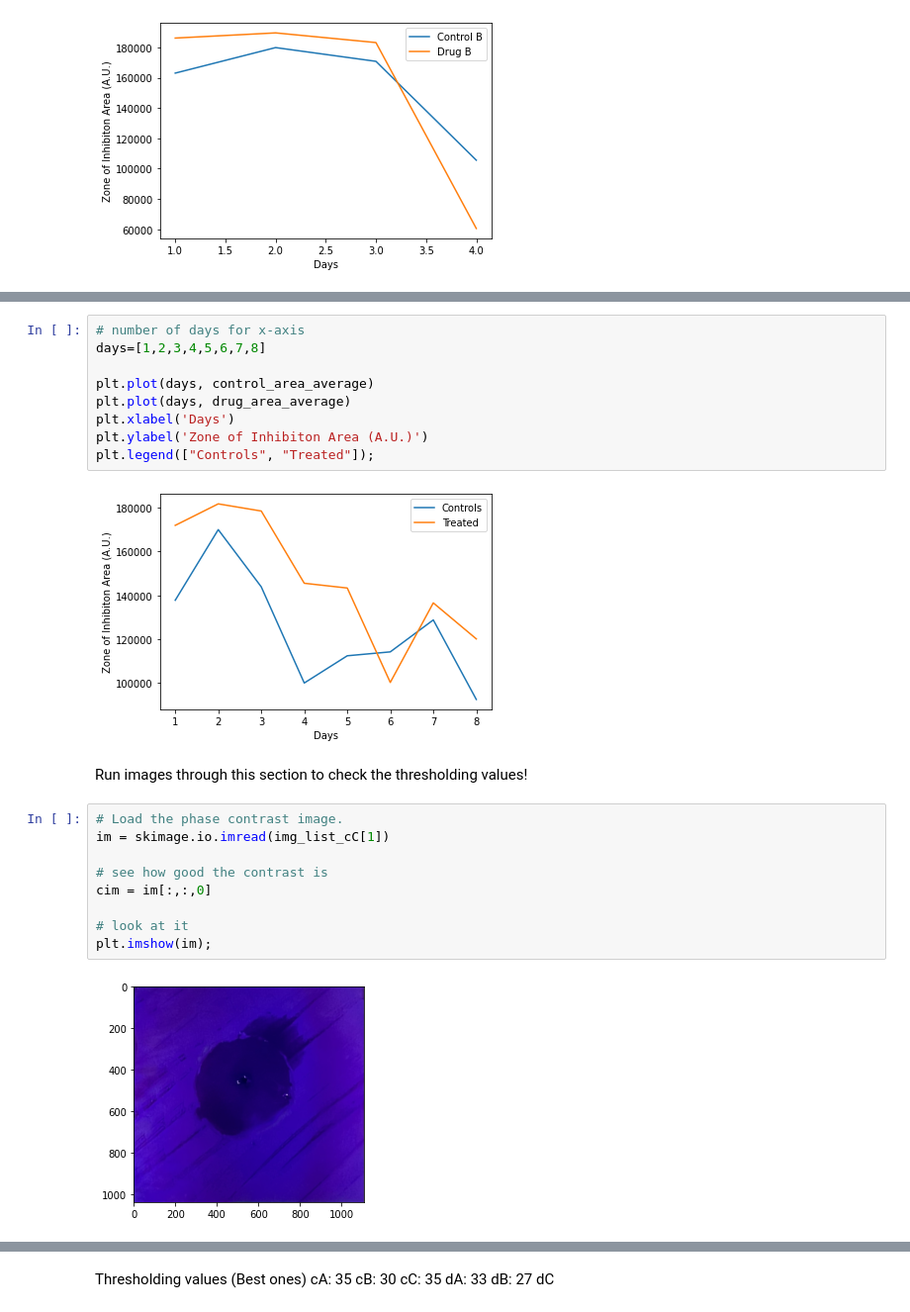
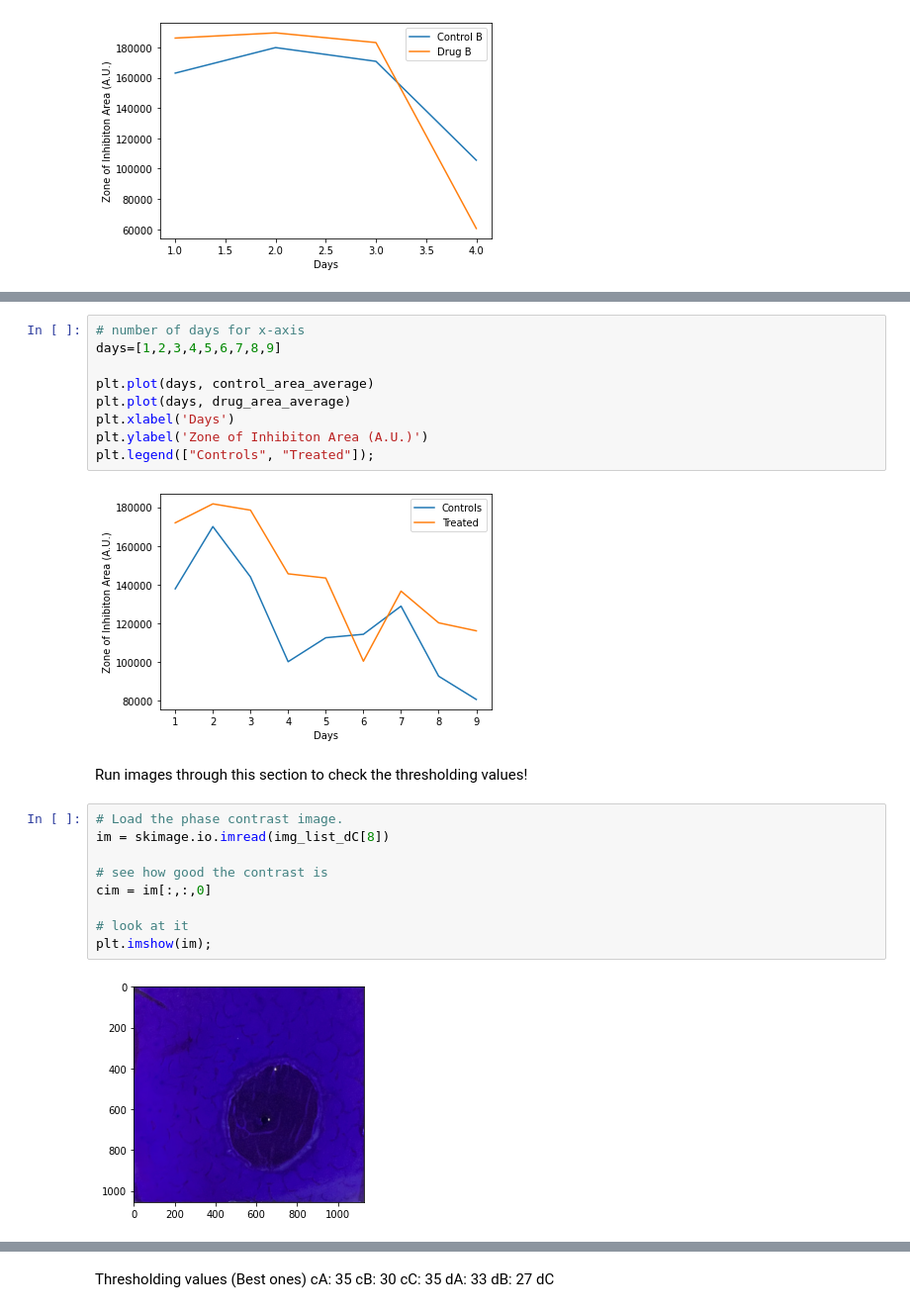
Before and after one commit to lmkelly16/BYU-REU-2022, a Jupyter notebook: all_the_loops.ipynb, the cells around one changed output, grey strips where cells are left out. Shown: that part at 99% size. Cells and saved outputs as stored; diff of their text form.

Commit message:
Did day 9 images Added biofilm substitute data roasted Joel

```diff
--- a/all_the_loops.ipynb
+++ b/all_the_loops.ipynb
@@ -335,6 +337,6 @@ drug_area_average
 # %%
 # number of days for x-axis
-days=[1,2,3,4,5,6,7,8]
+days=[1,2,3,4,5,6,7,8,9]
 
 plt.plot(days, control_area_average)
 plt.plot(days, drug_area_average)
@@ -342,20 +344,20 @@ plt.xlabel('Days')
 plt.ylabel('Zone of Inhibiton Area (A.U.)')
 plt.legend(["Controls", "Treated"]);
 # %% [output]
-[figure, old version]
+[figure, new version]
 # %% [markdown]
 Run images through this section to check the thresholding values!
 # %%
 # Load the phase contrast image.
-im = skimage.io.imread(img_list_cC[1])
+im = skimage.io.imread(img_list_dC[8])
 
 # see how good the contrast is
 cim = im[:,:,0]
 
 # look at it
 plt.imshow(im);
 # %% [output]
-[figure, old version]
+[figure, new version]
 # %%
 ''' Thresholding '''
 # Threshold value, as obtained by eye
```
Also changed, not shown: parts of 11 cells of this notebook.
